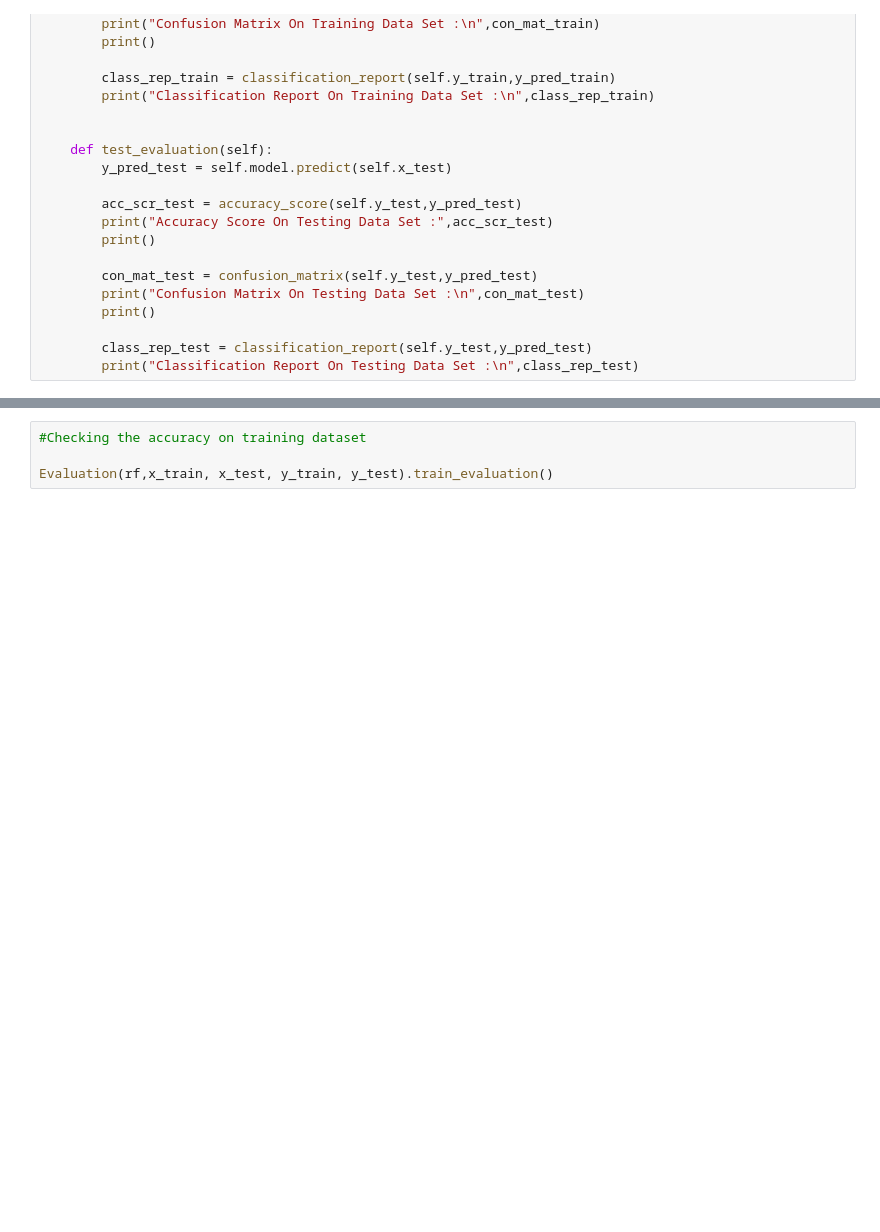
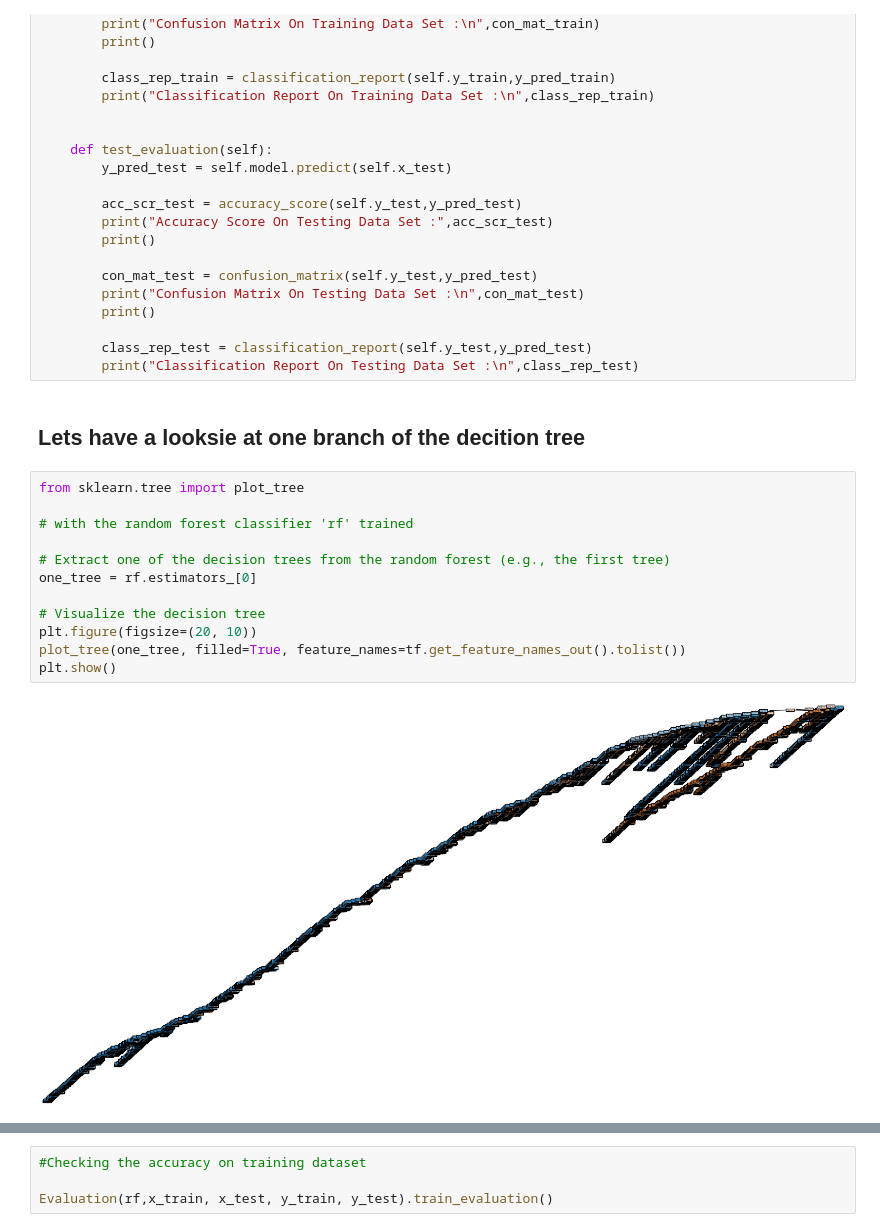
Before and after one commit to Kokit0/PortfolioProject-NLP_Fake_News_Classification, a Jupyter notebook: Fake News Classification.ipynb, the cells around one changed output, grey strips where cells are left out. Drawn from its saved outputs; the diff is of its cells as text; blank space fills up the shorter version.

```diff
--- a/Fake News Classification.ipynb
+++ b/Fake News Classification.ipynb
@@ -326,6 +435,22 @@ class Evaluation:
 
         class_rep_test = classification_report(self.y_test,y_pred_test)
         print("Classification Report On Testing Data Set :\n",class_rep_test)
+# %% [markdown]
+## Lets have a looksie at one branch of the decition tree
+# %%
+from sklearn.tree import plot_tree
+
+# with the random forest classifier 'rf' trained
+
+# Extract one of the decision trees from the random forest (e.g., the first tree)
+one_tree = rf.estimators_[0]
+
+# Visualize the decision tree
+plt.figure(figsize=(20, 10))
+plot_tree(one_tree, filled=True, feature_names=tf.get_feature_names_out().tolist())
+plt.show()
+# %% [output]
+[figure, added]
 # %%
 '''
 # Formato de reporte simplificado:
```
Also changed, not shown: parts of 26 cells of this notebook, 1 other file.
